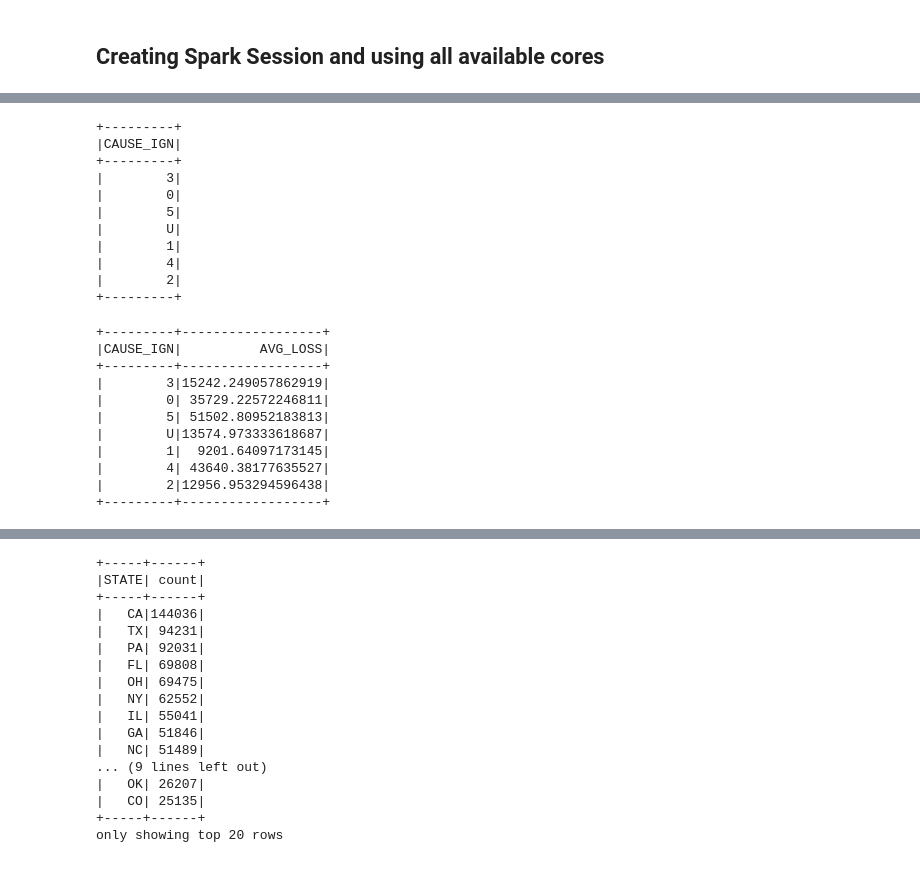
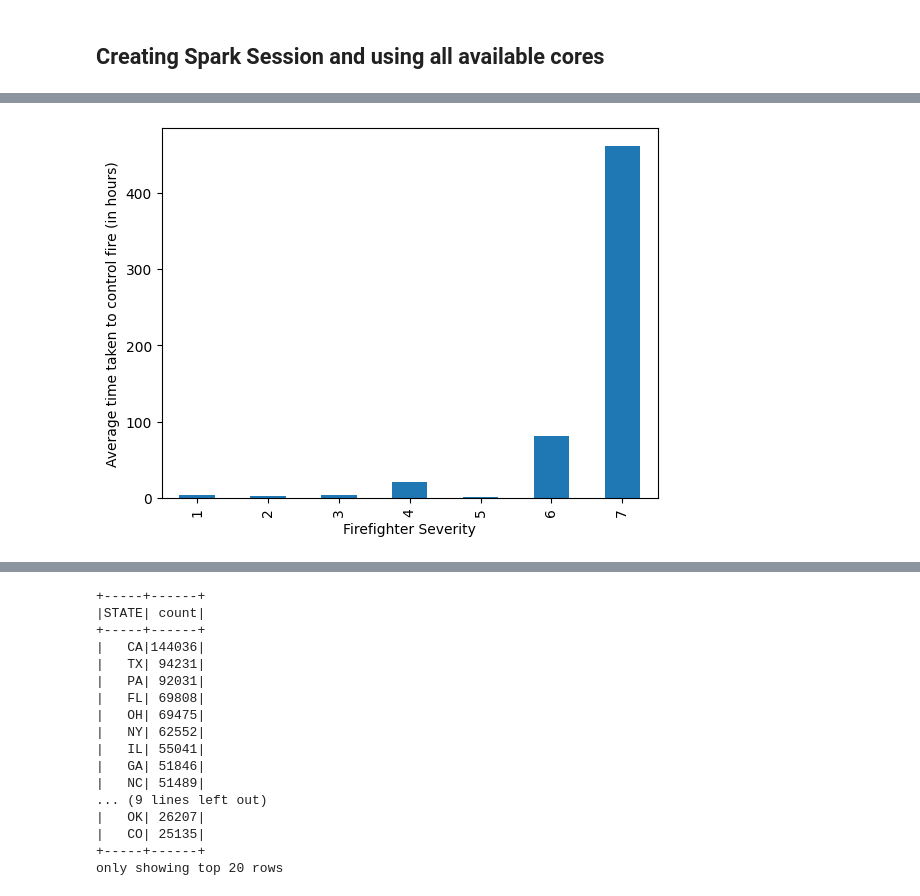
Before and after one commit to abhiman23897/fire-hazard-analytics, a Jupyter notebook: analysis.ipynb, the cells around one changed output, grey strips where cells are left out. Cells and saved outputs as stored; diff of their text form; code cells hidden in the pictures.

```diff
--- a/analysis.ipynb
+++ b/analysis.ipynb
@@ -78,4 +66,6 @@ civilian_casualty_response_time.groupBy("SEV").agg(F.avg("RESPONSE_TIME").alias(
 # %%
 ff_response_time = basic_time_module_df.withColumn("FF_RESPONSE_TIME", basic_time_module_df.CONT_TIME.cast("long") - basic_time_module_df.ARV_TIME.cast("long"))
-
 ff_severity_response_time = ff_response_time.join(firefighter_casualities_df, ff_response_time.INCIDENT_KEY == firefighter_casualities_df.INCIDENT_KEY)
+ffrt_df = ff_severity_response_time.groupBy("SEVERITY").agg(F.avg("FF_RESPONSE_TIME").alias("AVG_RSP_TIME"))
+p_ffrt_df = ffrt_df.toPandas()
+p_ffrt_df["AVG_RSP_TIME"] = p_ffrt_df["AVG_RSP_TIME"]/3600
@@ -119,18 +72,10 @@ root
+# %%
+p4 = p_ffrt_df.drop([3]).sort_values(by="SEVERITY").plot(x="SEVERITY", y="AVG_RSP_TIME", xlabel="Firefighter Severity", ylabel = "Average time taken to control fire (in hours)", kind="bar", legend = False)
+fig4 = p4.get_figure()
+fig4.savefig("ff_fire_time.png")
+# %% [output]
+[figure, added]
 # %%
-ignition_cause = fire_incidents_df.select("INCIDENT_KEY","CAUSE_IGN")
-ignition_cause = ignition_cause.na.drop(subset=("CAUSE_IGN"))
-ignition_cause.select('CAUSE_IGN').distinct().show()
+ignition_cause = fire_incidents_df.na.drop(subset=("CAUSE_IGN"))
-# %% [output]
-+---------+
-|CAUSE_IGN|
-+---------+
-|        3|
-|        0|
-|        5|
-|        U|
-|        1|
-|        4|
-|        2|
-+---------+
 # %%
 ignition_cause_vs_loss = total_loss.join(ignition_cause, total_loss.INCIDENT_KEY == ignition_cause.INCIDENT_KEY)
@@ -137,14 +84,0 @@ ignition_cause_vs_loss = total_loss.join(ignition_cause, total_loss.INCIDENT_KEY
-# %%
-ignition_cause_vs_loss.groupBy("CAUSE_IGN").agg(F.avg("TOTAL_LOSS").alias("AVG_LOSS")).show()
-# %% [output]
-+---------+------------------+
-|CAUSE_IGN|          AVG_LOSS|
-+---------+------------------+
-|        3|15242.249057862919|
-|        0| 35729.22572246811|
-|        5| 51502.80952183813|
-|        U|13574.973333618687|
-|        1|  9201.64097173145|
-|        4| 43640.38177635527|
-|        2|12956.953294596438|
-+---------+------------------+
```
Also changed, not shown: parts of 27 cells of this notebook, 6 other files.
